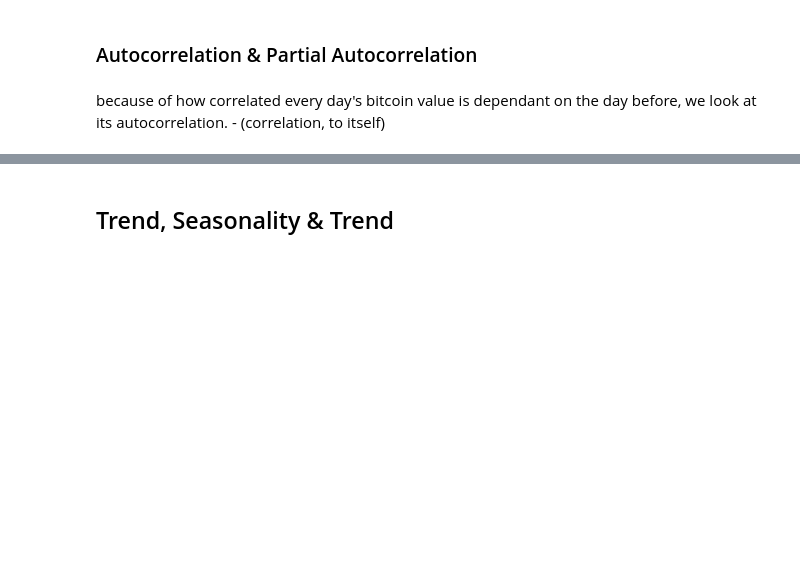
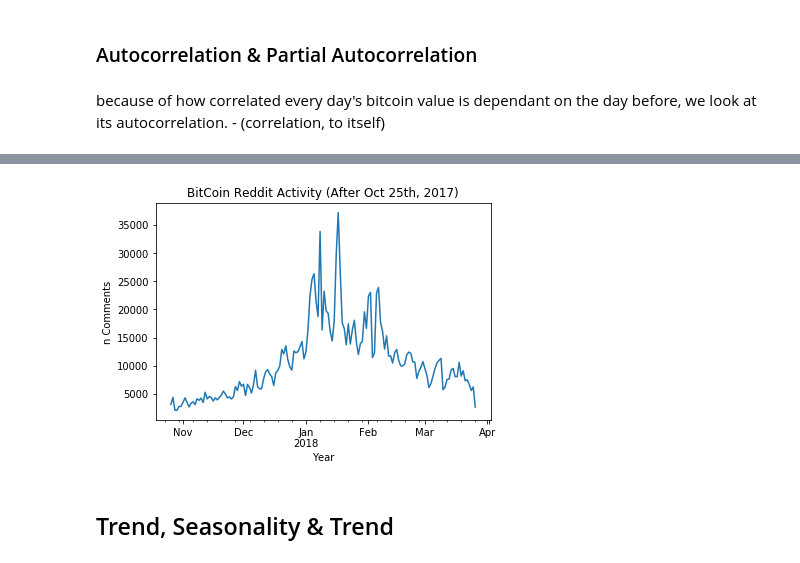
Before and after one commit to Mikhail-Naumov/Another_Bitcoin_Predictor, a Jupyter notebook: BitCoin.ipynb, the cells around one changed output, grey strips where cells are left out. Cells and saved outputs as stored; diff of their text form; code cells hidden in the pictures; blank space fills up the shorter version.

```diff
--- a/BitCoin.ipynb
+++ b/BitCoin.ipynb
@@ -234,10 +224,10 @@ plt.xlabel('Year');
 # %%
-"""
-bit[bit.index>'2017-10-25']['comments'].plot()
+crypto[crypto.index>'2017-10-25']['comments'].plot()
 plt.title('BitCoin Reddit Activity (After Oct 25th, 2017)')
 plt.ylabel('n Comments')
 plt.xlabel('Year');
-"""
+# %% [output]
+[figure, added]
 # %% [markdown]
 ## Trend, Seasonality & Trend
 # %%
```
Also changed, not shown: parts of 65 cells of this notebook.
